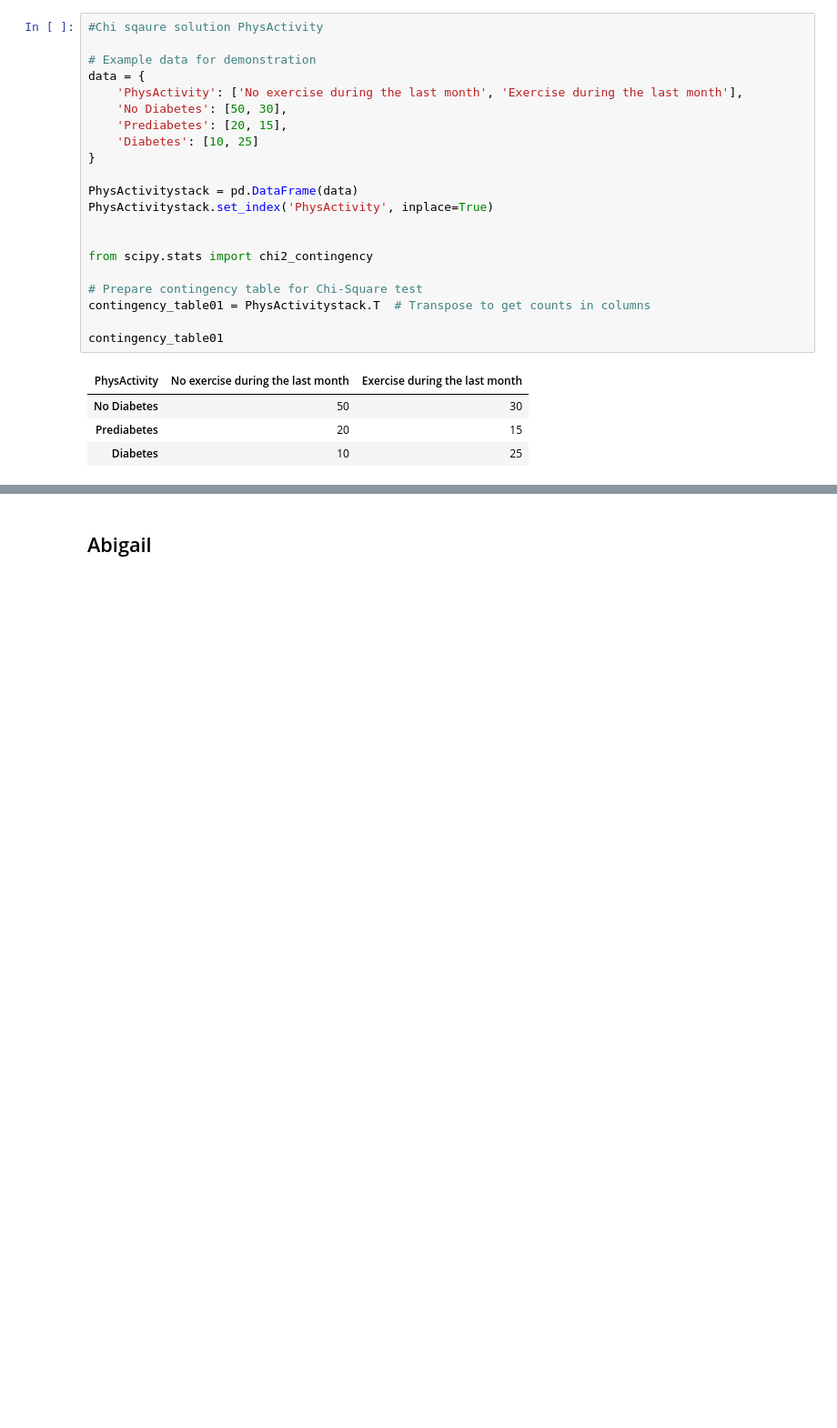
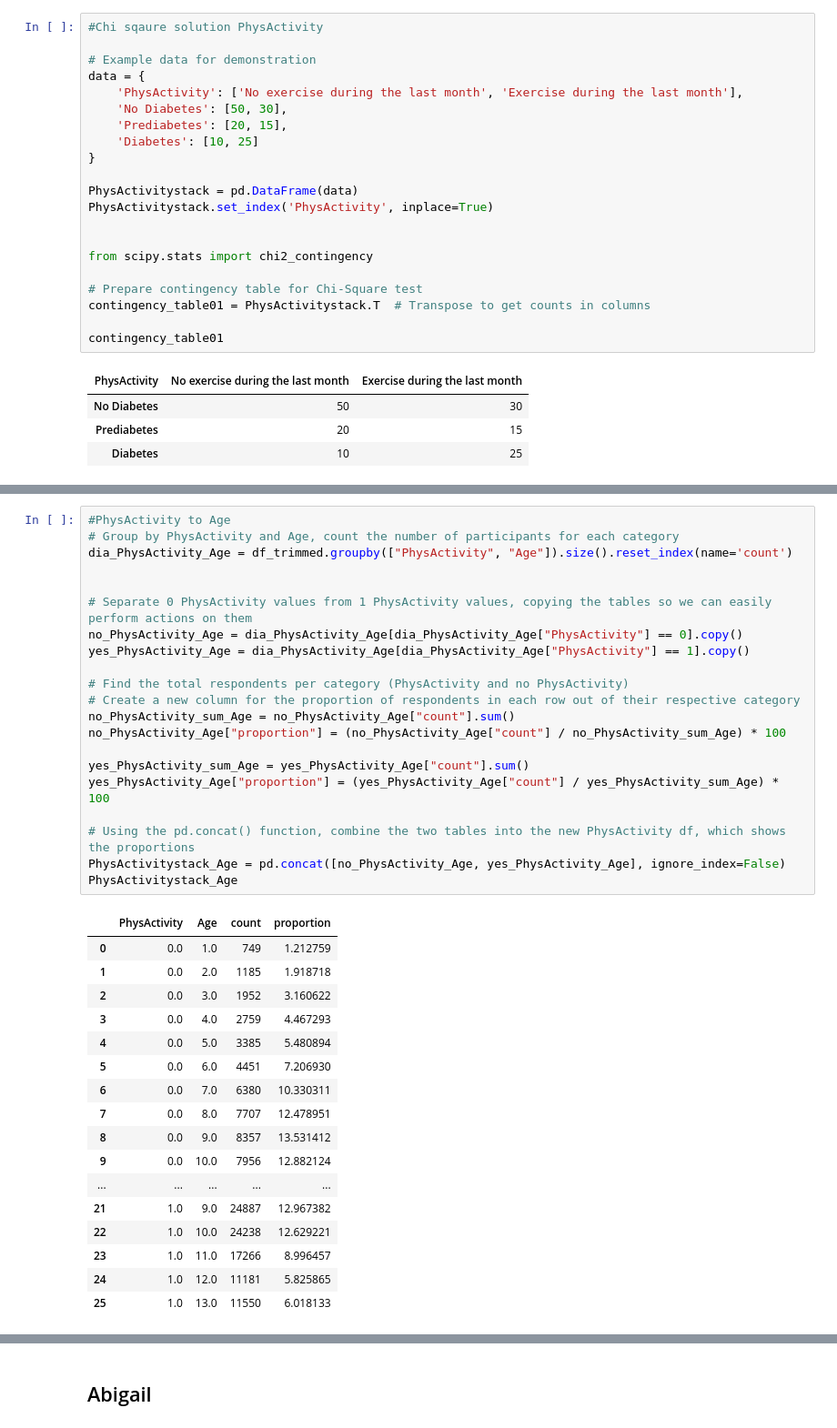
Before and after one commit to williamlevine/project-one, a Jupyter notebook: main_notebook.ipynb, the cells around one changed output, grey strips where cells are left out. Shown: that part at 91% size. Saved outputs shown, nothing was run; the diff lists cells and outputs as text; blank space fills up the shorter version.

```diff
--- a/main_notebook.ipynb
+++ b/main_notebook.ipynb
@@ -306,0 +349,39 @@ The p-value of the chi-squared test is 0.0031. As this value is less than 0.05,
+# %%
+#PhysActivity to Age
+# Group by PhysActivity and Age, count the number of participants for each category
+dia_PhysActivity_Age = df_trimmed.groupby(["PhysActivity", "Age"]).size().reset_index(name='count')
+
+
+# Separate 0 PhysActivity values from 1 PhysActivity values, copying the tables so we can easily perform actions on them
+no_PhysActivity_Age = dia_PhysActivity_Age[dia_PhysActivity_Age["PhysActivity"] == 0].copy()
+yes_PhysActivity_Age = dia_PhysActivity_Age[dia_PhysActivity_Age["PhysActivity"] == 1].copy()
+
+# Find the total respondents per category (PhysActivity and no PhysActivity)
+# Create a new column for the proportion of respondents in each row out of their respective category
+no_PhysActivity_sum_Age = no_PhysActivity_Age["count"].sum()
+no_PhysActivity_Age["proportion"] = (no_PhysActivity_Age["count"] / no_PhysActivity_sum_Age) * 100
+
+yes_PhysActivity_sum_Age = yes_PhysActivity_Age["count"].sum()
+yes_PhysActivity_Age["proportion"] = (yes_PhysActivity_Age["count"] / yes_PhysActivity_sum_Age) * 100
+
+# Using the pd.concat() function, combine the two tables into the new PhysActivity df, which shows the proportions
+PhysActivitystack_Age = pd.concat([no_PhysActivity_Age, yes_PhysActivity_Age], ignore_index=False)
+PhysActivitystack_Age
+# %% [output]
+|  | PhysActivity | Age | count | proportion |
+| 0 | 0.0 | 1.0 | 749 | 1.212759 |
+| 1 | 0.0 | 2.0 | 1185 | 1.918718 |
+| 2 | 0.0 | 3.0 | 1952 | 3.160622 |
+| 3 | 0.0 | 4.0 | 2759 | 4.467293 |
+| 4 | 0.0 | 5.0 | 3385 | 5.480894 |
+| 5 | 0.0 | 6.0 | 4451 | 7.206930 |
+| 6 | 0.0 | 7.0 | 6380 | 10.330311 |
+| 7 | 0.0 | 8.0 | 7707 | 12.478951 |
+| 8 | 0.0 | 9.0 | 8357 | 13.531412 |
+| 9 | 0.0 | 10.0 | 7956 | 12.882124 |
+| ... | ... | ... | ... | ... |
+| 21 | 1.0 | 9.0 | 24887 | 12.967382 |
+| 22 | 1.0 | 10.0 | 24238 | 12.629221 |
+| 23 | 1.0 | 11.0 | 17266 | 8.996457 |
+| 24 | 1.0 | 12.0 | 11181 | 5.825865 |
+| 25 | 1.0 | 13.0 | 11550 | 6.018133 |
```
Also changed, not shown: parts of 6 cells of this notebook.
